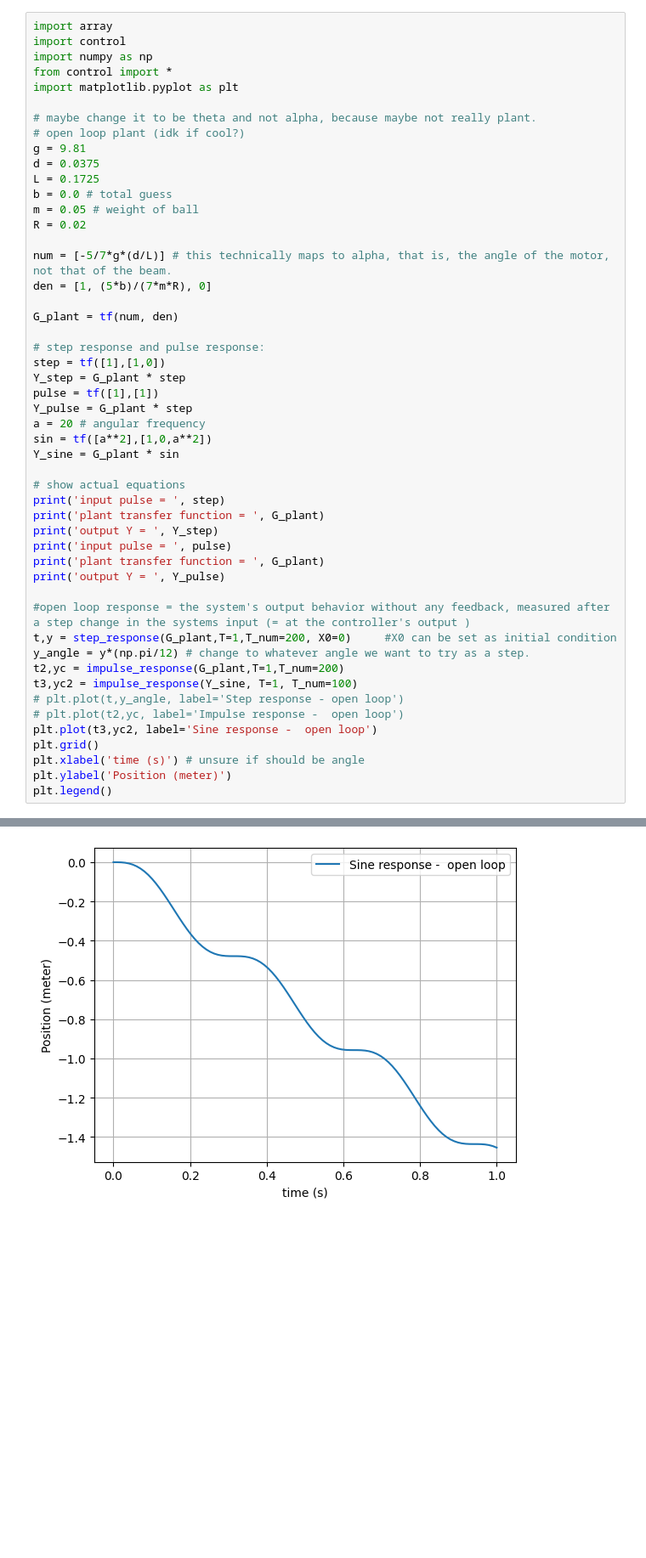
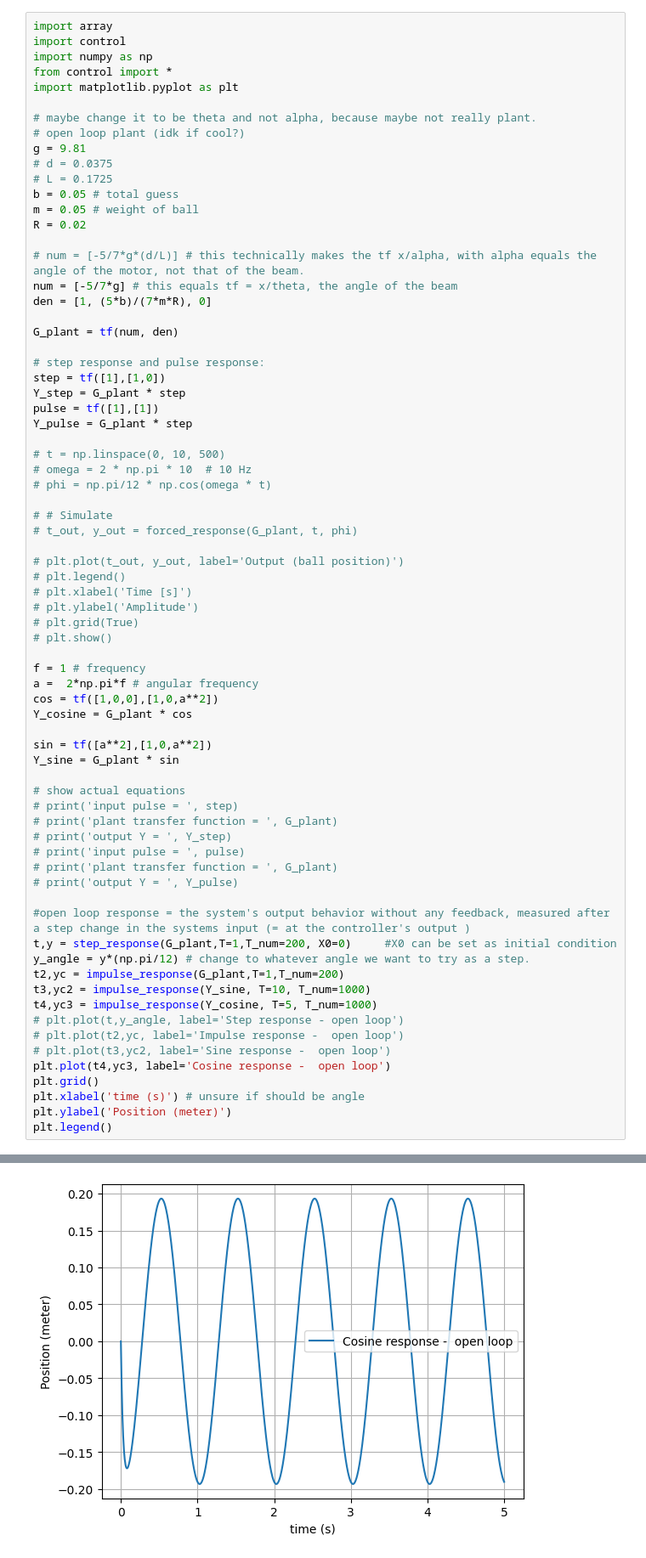
Before and after one commit to TijnAltenaAO/python-modeling, a Jupyter notebook: controlsystemsmodeling.ipynb, the cells around one changed output, grey strips where cells are left out. Shown at 85% size. Cells and saved outputs as stored; diff of their text form; blank space fills up the shorter version.

Commit message:
added cos input to plant

```diff
--- a/controlsystemsmodeling.ipynb
+++ b/controlsystemsmodeling.ipynb
@@ -8,13 +8,14 @@ import matplotlib.pyplot as plt
 # maybe change it to be theta and not alpha, because maybe not really plant.
 # open loop plant (idk if cool?)
 g = 9.81
-d = 0.0375
-L = 0.1725
-b = 0.0 # total guess
+# d = 0.0375
+# L = 0.1725
+b = 0.05 # total guess
 m = 0.05 # weight of ball
 R = 0.02
 
-num = [-5/7*g*(d/L)] # this technically maps to alpha, that is, the angle of the motor, not that of the beam.
+# num = [-5/7*g*(d/L)] # this technically makes the tf x/alpha, with alpha equals the angle of the motor, not that of the beam.
+num = [-5/7*g] # this equals tf = x/theta, the angle of the beam
 den = [1, (5*b)/(7*m*R), 0]
 
 G_plant = tf(num, den)
@@ -24,26 +25,47 @@ step = tf([1],[1,0])
 Y_step = G_plant * step
 pulse = tf([1],[1])
 Y_pulse = G_plant * step
-a = 20 # angular frequency
+
+# t = np.linspace(0, 10, 500)
+# omega = 2 * np.pi * 10  # 10 Hz
+# phi = np.pi/12 * np.cos(omega * t)
+
+# # Simulate
+# t_out, y_out = forced_response(G_plant, t, phi)
+
+# plt.plot(t_out, y_out, label='Output (ball position)')
+# plt.legend()
+# plt.xlabel('Time [s]')
+# plt.ylabel('Amplitude')
+# plt.grid(True)
+# plt.show()
+
+f = 1 # frequency
+a =  2*np.pi*f # angular frequency
+cos = tf([1,0,0],[1,0,a**2])
+Y_cosine = G_plant * cos
+
 sin = tf([a**2],[1,0,a**2])
 Y_sine = G_plant * sin
 
 # show actual equations
-print('input pulse = ', step)
-print('plant transfer function = ', G_plant)
-print('output Y = ', Y_step)
-print('input pulse = ', pulse)
-print('plant transfer function = ', G_plant)
-print('output Y = ', Y_pulse)
+# print('input pulse = ', step)
+# print('plant transfer function = ', G_plant)
+# print('output Y = ', Y_step)
+# print('input pulse = ', pulse)
+# print('plant transfer function = ', G_plant)
+# print('output Y = ', Y_pulse)
 
 #open loop response = the system's output behavior without any feedback, measured after a step change in the systems input (= at the controller's output )
 t,y = step_response(G_plant,T=1,T_num=200, X0=0)     #X0 can be set as initial condition
 y_angle = y*(np.pi/12) # change to whatever angle we want to try as a step.
 t2,yc = impulse_response(G_plant,T=1,T_num=200)
-t3,yc2 = impulse_response(Y_sine, T=1, T_num=100)
+t3,yc2 = impulse_response(Y_sine, T=10, T_num=1000)
+t4,yc3 = impulse_response(Y_cosine, T=5, T_num=1000)
 # plt.plot(t,y_angle, label='Step response - open loop')
 # plt.plot(t2,yc, label='Impulse response -  open loop')
-plt.plot(t3,yc2, label='Sine response -  open loop')
+# plt.plot(t3,yc2, label='Sine response -  open loop')
+plt.plot(t4,yc3, label='Cosine response -  open loop')
 plt.grid()
 plt.xlabel('time (s)') # unsure if should be angle
 plt.ylabel('Position (meter)')
@@ -70,4 +75,4 @@ Outputs (1): ['y[0]']
-[figure, old version]
+[figure, new version]
 # %%
 import array
 import control
```
Also changed, not shown: parts of 4 cells of this notebook.
